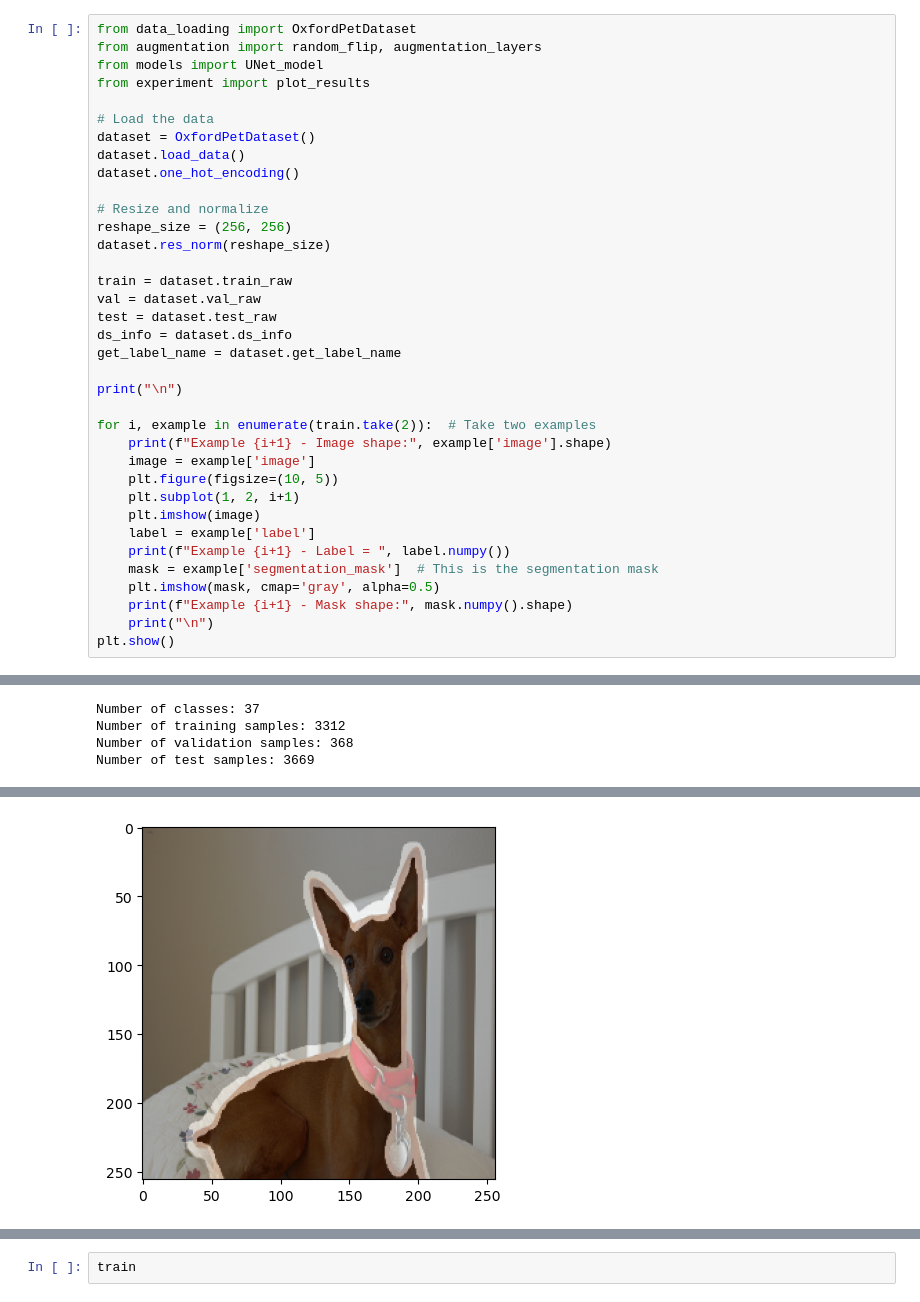
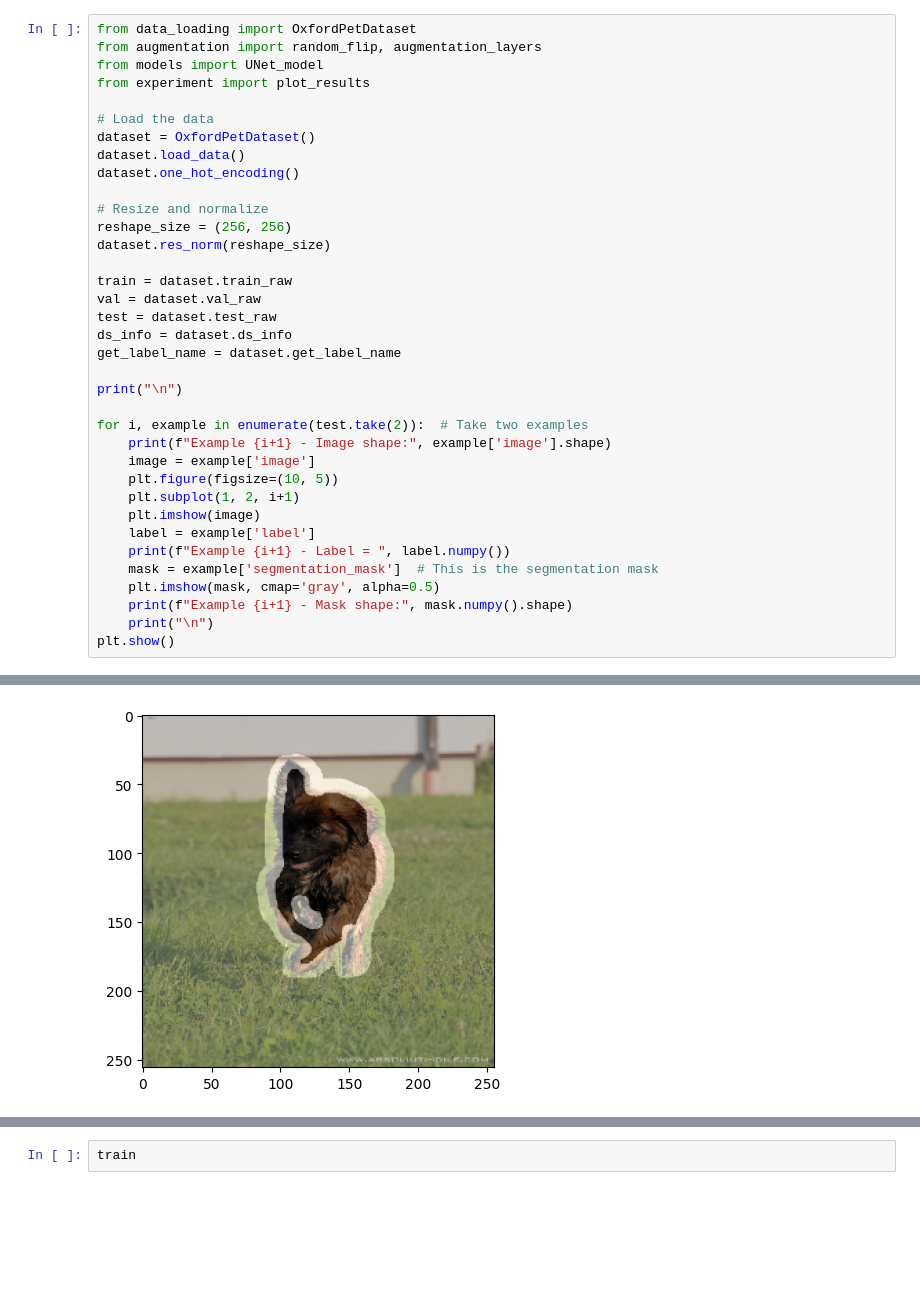
Before and after one commit to vidiasgiannis/CV_Segmentation_Mask_Modelling, a Jupyter notebook: src/main.ipynb, the cells around one changed output, grey strips where cells are left out. Saved outputs shown, nothing was run; the diff lists cells and outputs as text; blank space fills up the shorter version.

```diff
--- a/src/main.ipynb
+++ b/src/main.ipynb
@@ -41,7 +31,7 @@ get_label_name = dataset.get_label_name
 
 print("\n")
 
-for i, example in enumerate(train.take(2)):  # Take two examples
+for i, example in enumerate(test.take(2)):  # Take two examples
     print(f"Example {i+1} - Image shape:", example['image'].shape)
     image = example['image']
     plt.figure(figsize=(10, 5))
@@ -59,4 +63,0 @@ plt.show()
-Number of classes: 37
-Number of training samples: 3312
-Number of validation samples: 368
-Number of test samples: 3669
@@ -75 +64 @@ Example 2 - Mask shape: (256, 256, 1)
-[figure, old version]
+[figure, new version]
```
Also changed, not shown: parts of 29 cells of this notebook.
